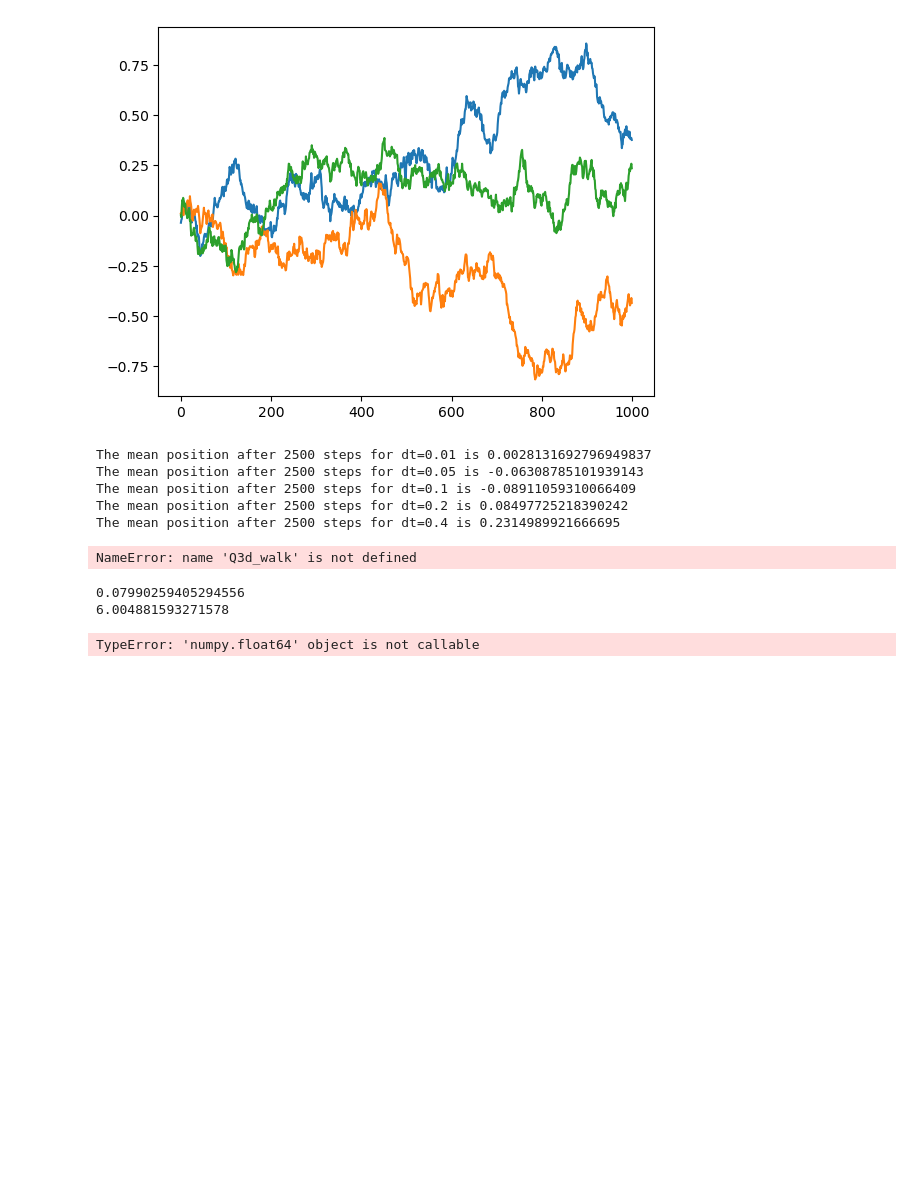
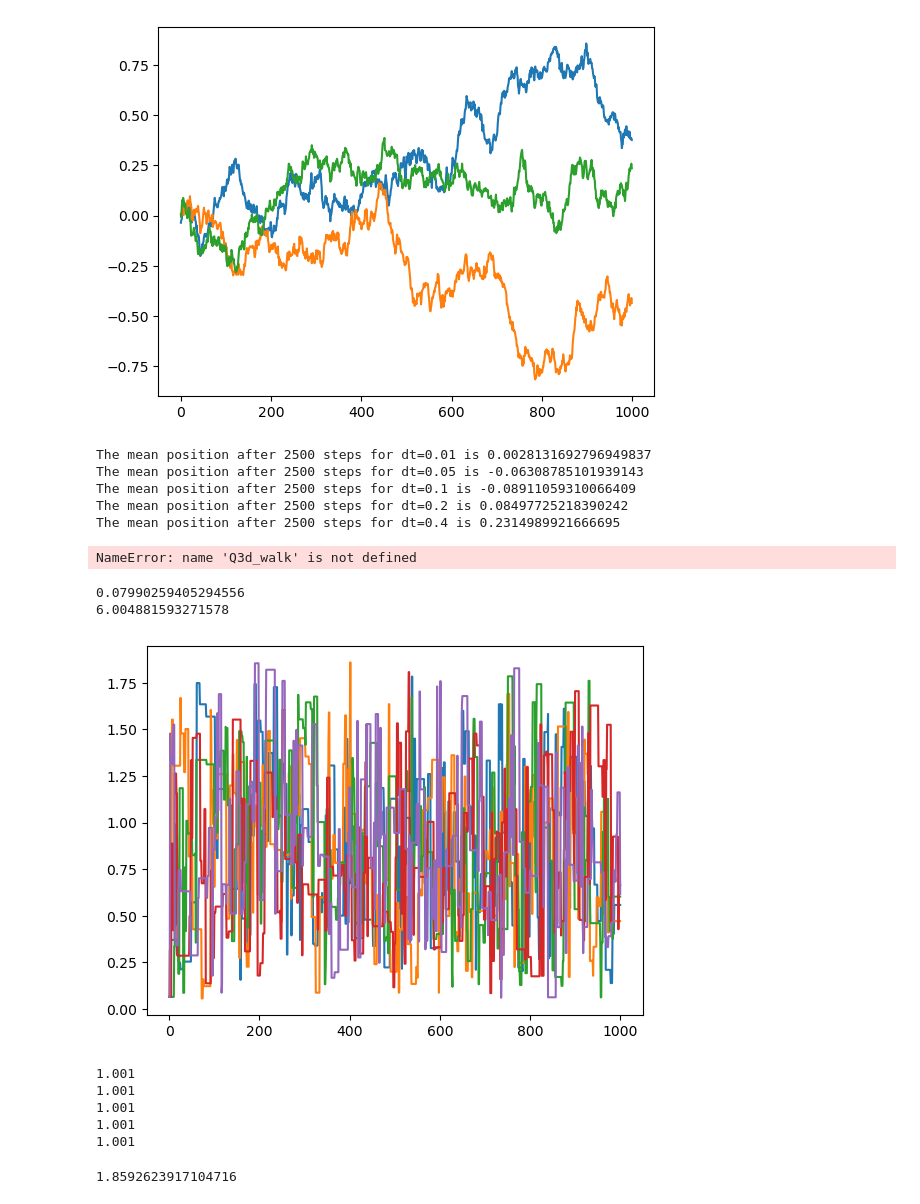
Before and after one commit to Ex3ter/MATPMD4-Assignment-1, a Jupyter notebook: MATPMD4_Assignment1_3503521.i.ipynb, the cells around one changed output. Cells and saved outputs as stored; diff of their text form; code cells hidden in the pictures; blank space fills up the shorter version.

```diff
--- a/MATPMD4_Assignment1_3503521.i.ipynb
+++ b/MATPMD4_Assignment1_3503521.i.ipynb
@@ -249,19 +249,15 @@ print(statistics.stdev(vals))
 # %%
 #Q4.
 
-def f(parameters):
-    w=parameters[0]
-    x=parameters[1]
-    y=parameters[2]
-    z=parameters[3]
-    himmel1=-((w**2+x-11)**2+(w+x**2-7)**2)/100
-    himmel2=-((y**2+z-11)**2+(y+z**2-7)**2)/100
-    peak1=4.0*np.exp(-0.2*((w-2.5)**2+(x-1.8)**2+(y+1.2)**2+(z-0.7)**2))
-    peak2=3.8*np.exp(-0.18*((w+1.8)**2+(x-2.2)**2+(y-2.5)**2+(z+1.5)**2))
-    peak3=3.5*np.exp(-0.22*((w-0.5)**2+(x+2.8)**2+(y-1.8)**2+(z+2.3)**2))
-    peak4=3.3*np.exp(-0.25*((w+2.2)**2+(x+0.8)**2+(y+2.5)**2+(z-2.1)**2))
-    interaction=0.2*np.sin(w+x)*np.cos(y-z)
-    return himmel1+himmel2+peak1+peak2+peak3+peak4+interaction
+def f(w,x,y,z):
+    himmel1 = -((w**2 + x - 11)**2 + (w + x**2 - 7)**2) / 100
+    himmel2 = -((y**2 + z - 11)**2 + (y + z**2 - 7)**2) / 100
+    peak1 = 4.0 * np.exp(-0.2 * ((w-2.5)**2 + (x-1.8)**2 + (y+1.2)**2 + (z-0.7)**2))
+    peak2 = 3.8 * np.exp(-0.18 * ((w+1.8)**2 + (x-2.2)**2 + (y-2.5)**2 + (z+1.5)**2))
+    peak3 = 3.5 * np.exp(-0.22 * ((w-0.5)**2 + (x+2.8)**2 + (y-1.8)**2 + (z+2.3)**2))
+    peak4 = 3.3 * np.exp(-0.25 * ((w+2.2)**2 + (x+0.8)**2 + (y+2.5)**2 + (z-2.1)**2))
+    interaction = 0.2 * np.sin(w + x) * np.cos(y - z)
+    return himmel1 + himmel2 + peak1 + peak2 + peak3 + peak4 + interaction
 
 w=random.uniform(-3.5,3.5)
 x=random.uniform(-3.5,3.5)
@@ -284,59 +280,71 @@ def metropolis_hastings(f, x_init, sigma, n_steps):
             f_current=f_proposal
         else:
             temp=random.random()
-            if temp<(x_proposal/x_current):
+            if temp<(f_proposal/f_current):
                 x_current=x_proposal
                 f_current=f_proposal
         history.append(f_current)
     return x_current, history
 
-metropolis_hastings(f(x_init), x_init, sigma, n_steps)
+metropolis_hastings(f, x_init, sigma, n_steps)
+#final_x, history = metropolis_hastings(f, x_init, 0.5, 2000)
 
-#?????###################################################################################################################################
 
 #a.
 
 #i.
 #So that it doesn't get trapped in local maxima.
 #If it only ever goes up, it can arrive at a local maxima, see there is no immediately better solution, and stop, missing the true maximum.
 #ii.
 #It would be a tradeoff of breadth vs. time.  A higher standard deviation would take longer to conclude,
 #but would be less likely to get stuck at local maxima.  Which is better is situational.
 #iii.
 #Because of MCMC method's "naive" approach to optimization, they usually scale quite well.
 #Most other methods struggle to compute higher-order problems, but since MCMC doesn't precisely model the subject equation, it will run far quicker.
 
 #b.
 
 #The Metropolis-Hastings algorithm has a chance of accepting the proposal value even if it is less than the current value.
 #This function does not have that chance.
 #This will result in the algorithm getting stuck in regional maximums without finding the true maximum.
 
 #c.
 
 #i.
-#walk1=metropolis_hastings(f(x_init), x_init, sigma, n_steps)
-#walk2=metropolis_hastings(f(x_init), x_init, sigma, n_steps)
-#walk3=metropolis_hastings(f(x_init), x_init, sigma, n_steps)
-#walk4=metropolis_hastings(f(x_init), x_init, sigma, n_steps)
-#walk5=metropolis_hastings(f(x_init), x_init, sigma, n_steps)
-#plt.plot(walk1(history))
-#plt.plot(walk2(history))
-#plt.plot(walk3(history))
-#plt.plot(walk4(history))
-#plt.plot(walk5(history))
-#plt.show()
+walk1=metropolis_hastings(f, x_init, sigma, n_steps)
+walk2=metropolis_hastings(f, x_init, sigma, n_steps)
+walk3=metropolis_hastings(f, x_init, sigma, n_steps)
+walk4=metropolis_hastings(f, x_init, sigma, n_steps)
+walk5=metropolis_hastings(f, x_init, sigma, n_steps)
+plt.plot(walk1[1])
+plt.plot(walk2[1])
+plt.plot(walk3[1])
+plt.plot(walk4[1])
+plt.plot(walk5[1])
+plt.show()
 #ii.
-
+#They do not.  This likely means that the random component of the function is strong.
 #iii.
-#len(walk1(history))/1000
-#len(walk2(history))/1000
-#len(walk3(history))/1000
-#len(walk4(history))/1000
-#len(walk5(history))/1000
+print(len(walk1[1])/1000)
+print(len(walk2[1])/1000)
+print(len(walk3[1])/1000)
+print(len(walk4[1])/1000)
+print(len(walk5[1])/1000)
+#They are identical.
 #iv.
-
+max(max(walk1[1]),max(walk2[1]),max(walk3[1]),max(walk4[1]),max(walk5[1]))
+#While it varies between iterations, the max is generally capping out at a bit over 3.
+#I expect this value to be closer to the start of the walk, as the walk tends to drift downward as t increases.
 
 #d.
+
+#Given how much the returned value can change between iterations, I'm not too confident.
+#I would verify by running the simulation repeatedly and plotting those values in a distribution.
 # %% [output]
+[figure, added]
-TypeError: 'numpy.float64' object is not callable
+1.001
+1.001
+1.001
+1.001
+1.001
+1.8592623917104716
```
